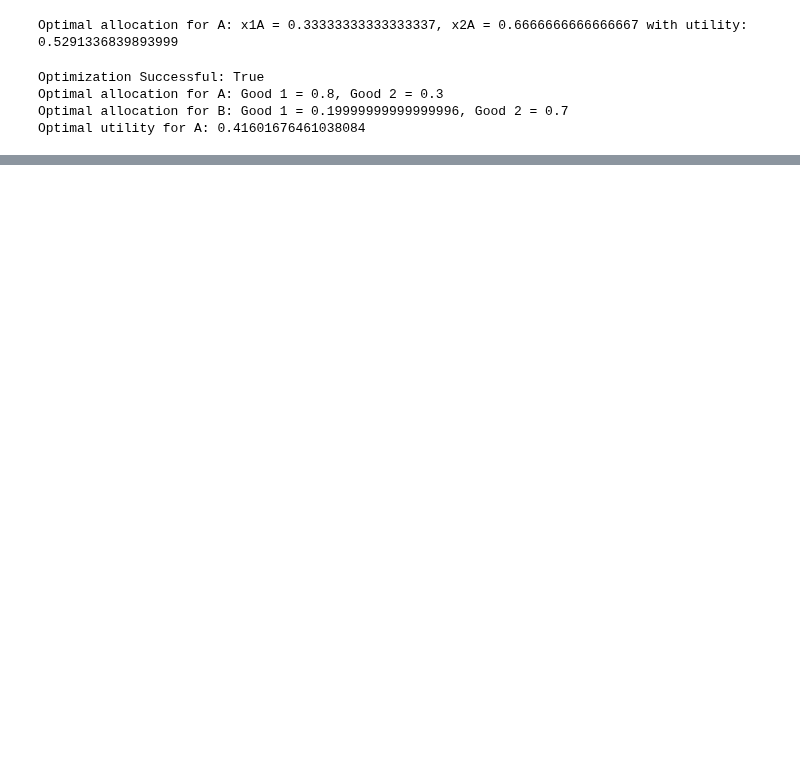
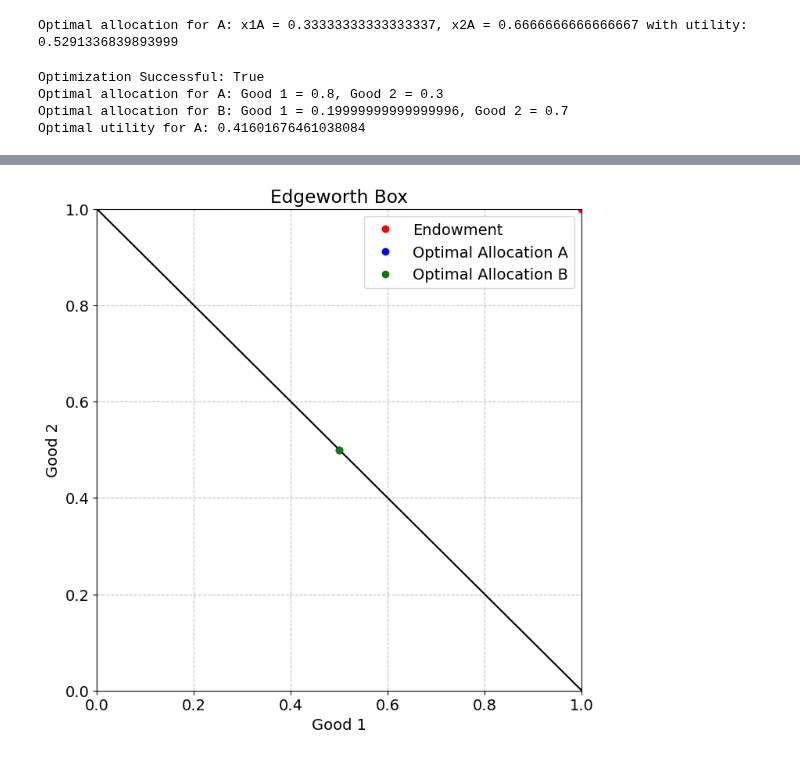
Before and after one commit to NumEconCopenhagen/projects-2024-frederik, a Jupyter notebook: inauguralproject/InauguralProject2025.ipynb, the cells around one changed output, grey strips where cells are left out. Drawn from its saved outputs; the diff is of its cells as text; code cells hidden in the pictures; blank space fills up the shorter version.

```diff
--- a/inauguralproject/InauguralProject2025.ipynb
+++ b/inauguralproject/InauguralProject2025.ipynb
@@ -347,0 +400,48 @@ Optimal utility for A: 0.41601676461038084
+# %%
+#Opgave 6b
+import matplotlib.pyplot as plt
+import numpy as np
+
+# This function plots the Edgeworth box and the optimal allocations
+def plot_edgeworth_box(optimal_allocation_A, optimal_allocation_B):
+    fig, ax = plt.subplots(figsize=(8, 8))
+
+    # Total endowment is assumed to be 1 for each good
+    total_endowment = (1, 1)
+
+    # Plotting the box
+    ax.plot([0, total_endowment[0]], [total_endowment[1], 0], color='black')
+
+    # Plotting the initial endowments
+    ax.plot(total_endowment[0], total_endowment[1], 'ro', label='Endowment')
+
+    # Plotting the optimal allocation
+    ax.plot(optimal_allocation_A[0], optimal_allocation_A[1], 'bo', label='Optimal Allocation A')
+    ax.plot(total_endowment[0] - optimal_allocation_A[0], total_endowment[1] - optimal_allocation_A[1], 'go', label='Optimal Allocation B')
+
+    # Set the limits of the plot
+    ax.set_xlim(0, total_endowment[0])
+    ax.set_ylim(0, total_endowment[1])
+
+    # Adding labels and title
+    ax.set_xlabel('Good 1')
+    ax.set_ylabel('Good 2')
+    ax.set_title('Edgeworth Box')
+
+    # Adding legend
+    ax.legend()
+
+    # Show the grid
+    ax.grid(True)
+
+    # Show the plot
+    plt.show()
+
+# Assuming these are the optimal allocations found by your optimization procedure
+# You would replace these with the actual values from the optimization
+optimal_allocation_A = (0.5, 0.5)  # Placeholder value
+optimal_allocation_B = (0.5, 0.5)  # Placeholder value
+
+plot_edgeworth_box(optimal_allocation_A, optimal_allocation_B)
+# %% [output]
+[figure, added]
```
Also changed, not shown: parts of 11 cells of this notebook.
